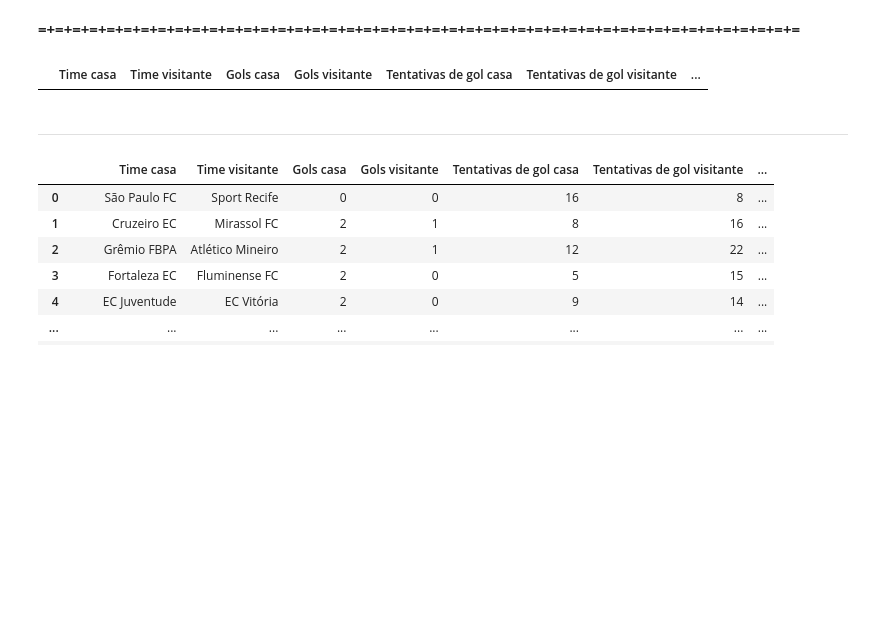
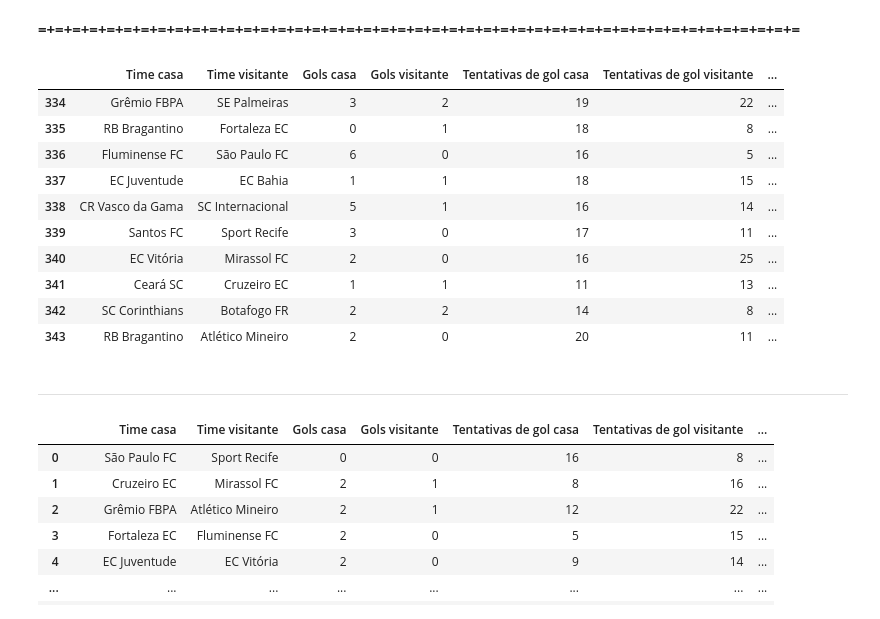
Before and after one commit to Dexduo/football_data_webscraping, a Jupyter notebook: extract/scraping_data.ipynb, the cells around one changed output. Drawn from its saved outputs; the diff is of its cells as text; code cells hidden in the pictures; blank space fills up the shorter version.

```diff
--- a/extract/scraping_data.ipynb
+++ b/extract/scraping_data.ipynb
@@ -195,5 +161,3 @@ for child in parent.children(recursive=True):
         pass
 
 parent.kill()
-# %%
-for child in parent
@@ -420,13 +394,20 @@ while jogo<len(links_estatistica):
         driver.switch_to.window(tab_atual)
 
     except:
-        driver.switch_to.window(tab_atual)
-        driver.get("https://www.transfermarkt.com.br/campeonato-brasileiro-serie-a/gesamtspielplan/wettbewerb/BRA1/saison_id/2024")
-        driver.quit()
+        parent = psutil.Process(pid)
+
+        for child in parent.children(recursive=True):
+            try:
+                child.kill()
+            except psutil.NoSuchProcess:
+                pass
+
+        parent.kill()
+
+        # driver.switch_to.window(tab_atual)
+
         chrome_options = Options()
-
         prefs = {"profile.default_content_setting_values.notifications": 2}
-
         chrome_options.add_experimental_option("prefs", prefs)
         chrome_options.page_load_strategy = 'eager'
         service = Service(service_args=['--read-timeout=300'])
@@ -559,6 +513,16 @@ dataset_jogos
 # %% [markdown]
 **=+=+=+=+=+=+=+=+=+=+=+=+=+=+=+=+=+=+=+=+=+=+=+=+=+=+=+=+=+=+=+=+=+=+=+=+=+=+=+=+=+=+=+=+=**
 # %%
-dataset_jogos
+dataset_jogos.tail(10)
 # %% [output]
 |  | Time casa | Time visitante | Gols casa | Gols visitante | Tentativas de gol casa | Tentativas de gol visitante | ... |
+| 334 | Grêmio FBPA | SE Palmeiras | 3 | 2 | 19 | 22 | ... |
+| 335 | RB Bragantino | Fortaleza EC | 0 | 1 | 18 | 8 | ... |
+| 336 | Fluminense FC | São Paulo FC | 6 | 0 | 16 | 5 | ... |
+| 337 | EC Juventude | EC Bahia | 1 | 1 | 18 | 15 | ... |
+| 338 | CR Vasco da Gama | SC Internacional | 5 | 1 | 16 | 14 | ... |
+| 339 | Santos FC | Sport Recife | 3 | 0 | 17 | 11 | ... |
+| 340 | EC Vitória | Mirassol FC | 2 | 0 | 16 | 25 | ... |
+| 341 | Ceará SC | Cruzeiro EC | 1 | 1 | 11 | 13 | ... |
+| 342 | SC Corinthians | Botafogo FR | 2 | 2 | 14 | 8 | ... |
+| 343 | RB Bragantino | Atlético Mineiro | 2 | 0 | 20 | 11 | ... |
```
Also changed, not shown: parts of 16 cells of this notebook.
